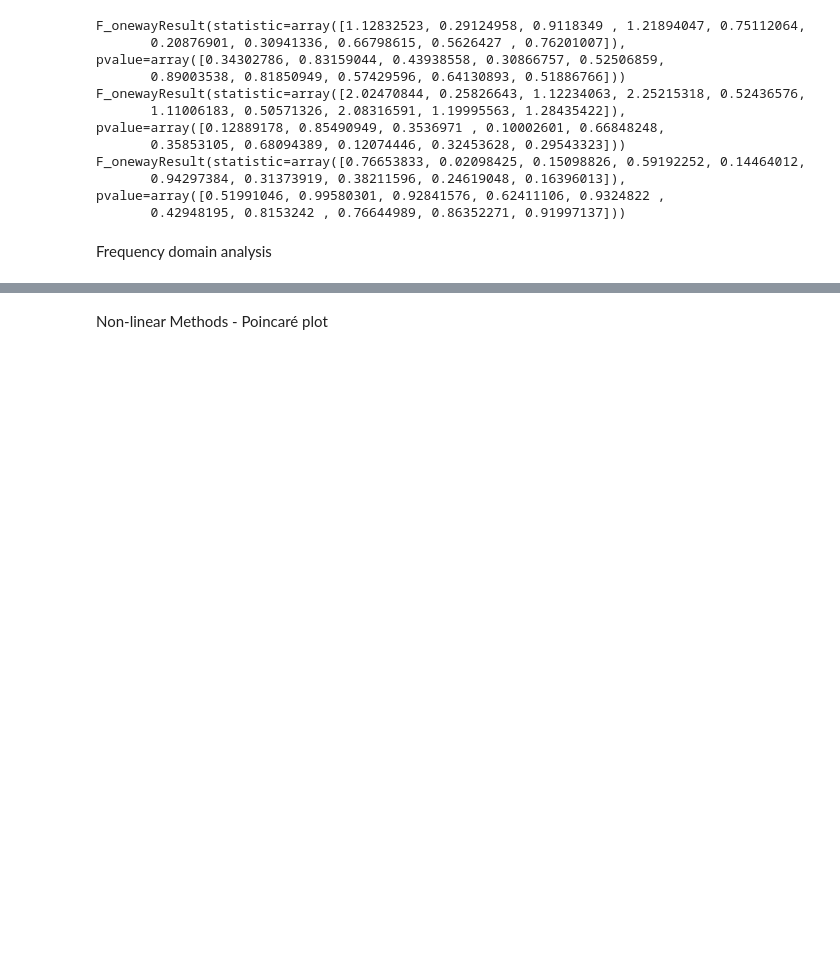
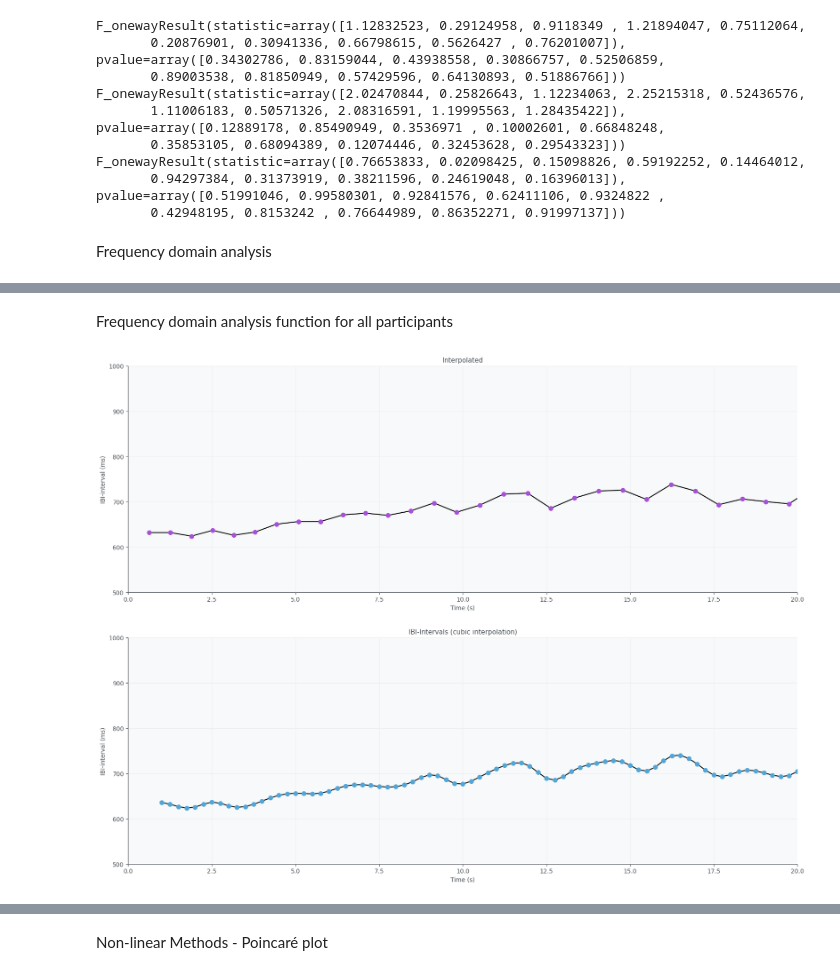
Before and after one commit to GacildaAnne/Thesis-ADHD-HRV, a Jupyter notebook: Thesis_code.ipynb, the cells around one changed output, grey strips where cells are left out. Cells and saved outputs as stored; diff of their text form; code cells hidden in the pictures; blank space fills up the shorter version.

```diff
--- a/Thesis_code.ipynb
+++ b/Thesis_code.ipynb
@@ -912,0 +912,17 @@ plt.show()
+# %% [markdown]
+Frequency domain analysis function for all participants
+# %%
+# Creating an interpolation function. We want 4 samples per second.
+
+def inter(i):
+    x = np.cumsum(i)/1000.0   # This turns ms to sec.
+    f = interp1d(x, i, kind= "cubic")
+
+    # Sample rate for interpolation and stepsize
+    fs = 4.0
+    steps = 1/fs
+
+    # Sampling from interpolation function
+    xx = np.arange(1, np.max(x), steps)
+    IBI_interpolated = f(xx)
+    return IBI_interpolated
@@ -912,0 +988,25 @@ plt.show()
+# %%
+tel = inter(HRV_1_cor)
+
+# Plot to see the interpolation
+plt.figure(figsize=(20, 15))
+
+plt.subplot(211)
+plt.title("IBI intervals")
+plt.plot(x, HRV_1_cor, color="k", markerfacecolor="#A651D8", markeredgewidth=0, marker="o", markersize=8)
+plt.xlabel("Time (s)")
+plt.ylabel("IBI-interval (ms)")
+plt.title("Interpolated")
+plt.gca().set_xlim(0, 20)
+plt.gca().set_ylim(500, 1000)
+
+plt.subplot(212)
+plt.title("IBI-Intervals (cubic interpolation)")
+plt.plot(xx, tel, color="k", markerfacecolor="#51A6D8", markeredgewidth=0, marker="o", markersize=8)
+plt.gca().set_xlim(0, 20)
+plt.gca().set_ylim(500, 1000)
+plt.xlabel("Time (s)")
+plt.ylabel("IBI-interval (ms)")
+plt.show()
+# %% [output]
+[figure, added]
```
Also changed, not shown: parts of 16 cells of this notebook.
